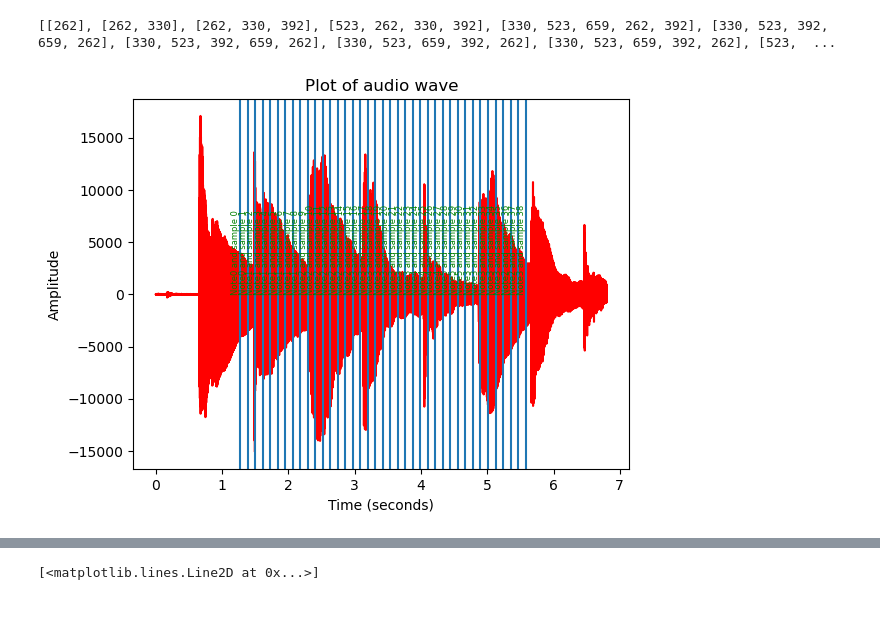
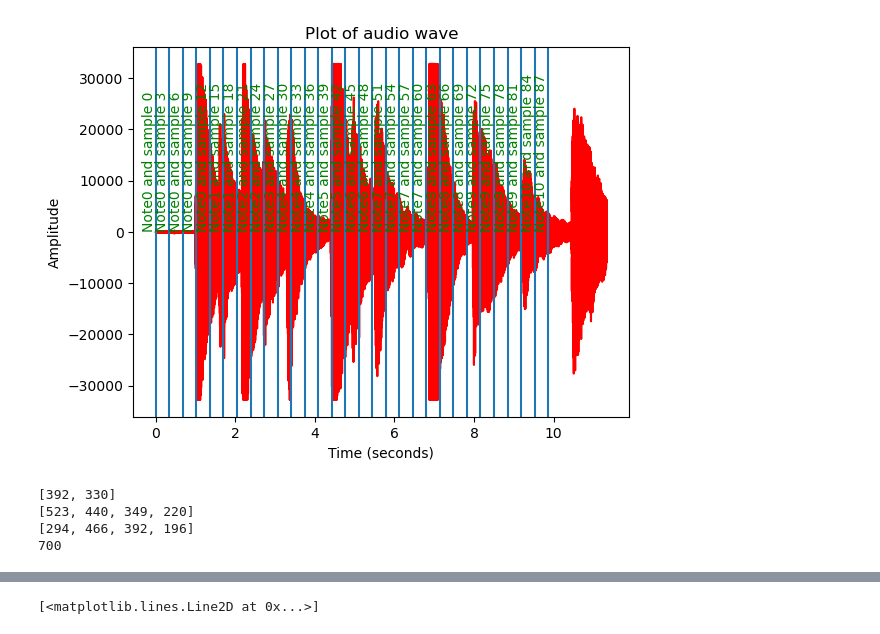
Before and after one commit to josephinecowley/Score-follower, a Jupyter notebook: viterbi_experiments/viterbi_state_duration_models.ipynb, the cells around one changed output, grey strips where cells are left out. Saved outputs shown, nothing was run; the diff lists cells and outputs as text; code cells hidden in the pictures.

```diff
--- a/viterbi_experiments/viterbi_state_duration_models.ipynb
+++ b/viterbi_experiments/viterbi_state_duration_models.ipynb
@@ -149,34 +59,0 @@ whole lml values:  -327347675581.83105 2.6750843881722207e+20 45670578105.67212
-# %%
- # Trying by normalisation
-
-sample_length = len(audio_data[0])
-time_samples = np.linspace(0, sample_length/sample_rate, sample_length)
-freqs = [100, 150, 200, 250, 261, 275,300, 350, 400]
-probs = []
-probs_data_fit = []
-for f in range(len(score[:7])):
-    lml = -helper.stable_nlml(time_samples, audio_data[2], M=9,   normalised=False, f=score[f], T=0.465, v=2.37)
-    lml_data_fit = -helper.relative_nlml(time_samples, audio_data[2], M=9,   normalised=False, f=score[f], T=0.465, v=2.37)
-    probs.append(lml)
-    probs_data_fit.append(lml_data_fit)
-print("data dfit values: ",np.mean(probs_data_fit), np.var(probs_data_fit), np.max(probs_data_fit)-np.min(probs_data_fit))
-print("whole lml values: ",np.mean(probs), np.var(probs), np.max(probs)-np.min(probs))
-plt.bar([1,2,3,4,5,6,7], probs_data_fit, label="Absolute lml Data fit term")
-plt.bar([1,2,3,4,5,6,7], probs, alpha=0.5, label="Absolute lml")
-plt.legend()
-
-plt.xlabel("Current and following states.")
-plt.ylabel("Absolute Log-marginal likelihoods")
-plt.title("Graph of LMLs for next 7 states with hidden state 5")
-
-plt.show()
-probs = np.exp(np.array(probs)/np.sum(np.abs(probs)))
-probs_data_fit = np.exp(np.array(probs_data_fit)/np.sum(np.abs(probs_data_fit)))
-plt.bar([1,2,3,4,5,6,7], probs_data_fit, label="Normalised likelihoods Data fit term")
-plt.bar([1,2,3,4,5,6,7], probs,alpha=0.5, label="Normalised likelihoods")
-
-plt.xlabel("Current and following states.")
-plt.ylabel("Normalised likelihoods")
-plt.title("Graph of noramalised likelihoods for next 7 states with hidden state 5")
-plt.legend()
-print(probs)
@@ -301,14 +191,21 @@ print(path, optimal)
-# %%
-print(score)
-# %% [output]
-[[262], [262, 330], [262, 330, 392], [523, 262, 330, 392], [330, 523, 659, 262, 392], [330, 523, 392, 659, 262], [330, 523, 392, 659, 262], [330, 523, 659, 392, 262], [330, 523, 659, 392, 262], [523,  ...
 # %%
 time_samples = np.linspace(0, performance_duration, len(data))
-show = 300000
+show = 500000
 # Plot data to help visualise it
 helper.plot_audio(time_samples[:show], data[:show])
-for _, i in enumerate(sample_indices[:39]):
-    plt.axvline(i/sample_rate)
-    plt.text(sample_indices[_]/sample_rate, 0.3, f'Note{path[_]} and sample {_}', color='green', ha='right', va='bottom', rotation=90, fontsize=6)
+for _, i in enumerate(sample_indices[:89]):
+    if _ %3 == 0:
+        plt.axvline(i/sample_rate)
+        plt.text(sample_indices[_]/sample_rate, 0.3, f'Note{path[_]} and sample {_}', color='green', ha='right', va='bottom', rotation=90, fontsize=10)
 # %% [output]
-[figure, old version]
+[figure, new version]
+# %%
+print(score[3])
+print(score[4])
+print(score[5])
+print(len(audio_data[0]))
+# %% [output]
+[392, 330]
+[523, 440, 349, 220]
+[294, 466, 392, 196]
+700
```
Also changed, not shown: parts of 22 cells of this notebook, 2 other files.
